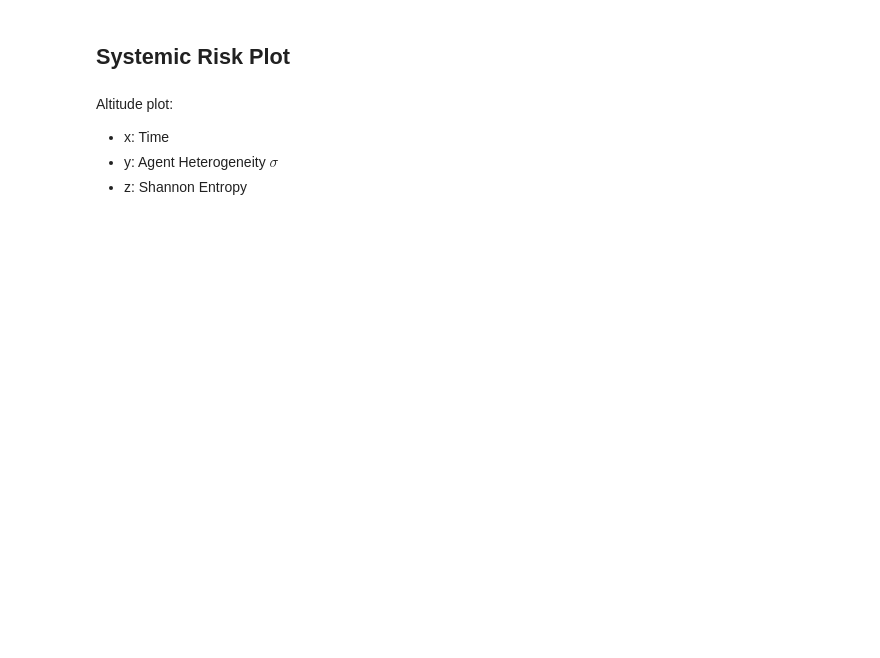
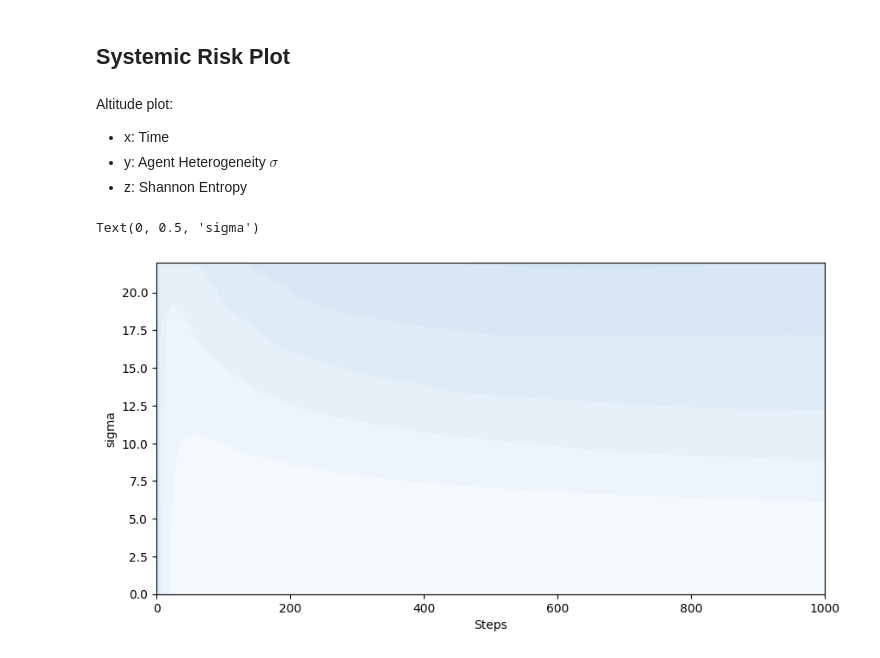
Before and after one commit to CodesByChris/task-assignment-adaptivity, a Jupyter notebook: step_01_resilience_analysis.ipynb, the cells around one changed output. Saved outputs shown, nothing was run; the diff lists cells and outputs as text; code cells hidden in the pictures; blank space fills up the shorter version.

```diff
--- a/step_01_resilience_analysis.ipynb
+++ b/step_01_resilience_analysis.ipynb
@@ -4,7 +4,7 @@
 %reload_ext autoreload
 %autoreload 2
 from multiprocessing import Pool
-from matplotlib.cm import viridis, Blues
+from matplotlib.cm import viridis, Blues, Blues_r
 from matplotlib.pyplot import rcParams, subplot
 from matplotlib.ticker import MultipleLocator, PercentFormatter
 from numpy import linspace
@@ -21,7 +21,7 @@ RNG = default_rng(98820557)
 NUM_REPS = 500
 PARAMS = PARAMS_REGULAR_I
 SIGMAS = linspace(0, 22, 50)
-N_CORES = 14
+N_CORES = 12
 
 
 # Helpers
@@ -127,15 +143,19 @@ Altitude plot:
 # %%
 # Average values across repetitions
 
 risk_df = abm_df[["sigma", "Step", "Matrix_Entropy"]].\
     groupby(["sigma", "Step"], as_index = False).\
     mean()
 
 # Re-arrange into mesh-grid: rows=y-axis=sigma, cols=x-axis=Step
 risk_df = risk_df.pivot(index = "sigma", columns = "Step", values = "Matrix_Entropy")
 
 # Plot
 axes = subplot()
-axes.contourf(risk_df.columns, risk_df.index, risk_df, cmap = Blues)
+axes.contourf(risk_df.columns, risk_df.index, risk_df,
+              levels = linspace(risk_df.min(axis = None), risk_df.max(axis = None), num = 30), cmap = Blues_r)
 axes.set_xlabel("Steps")
 axes.set_ylabel("sigma")
+# %% [output]
+Text(0, 0.5, 'sigma')
+[figure, added]
```
Also changed, not shown: parts of 3 cells of this notebook, 4 other files.
